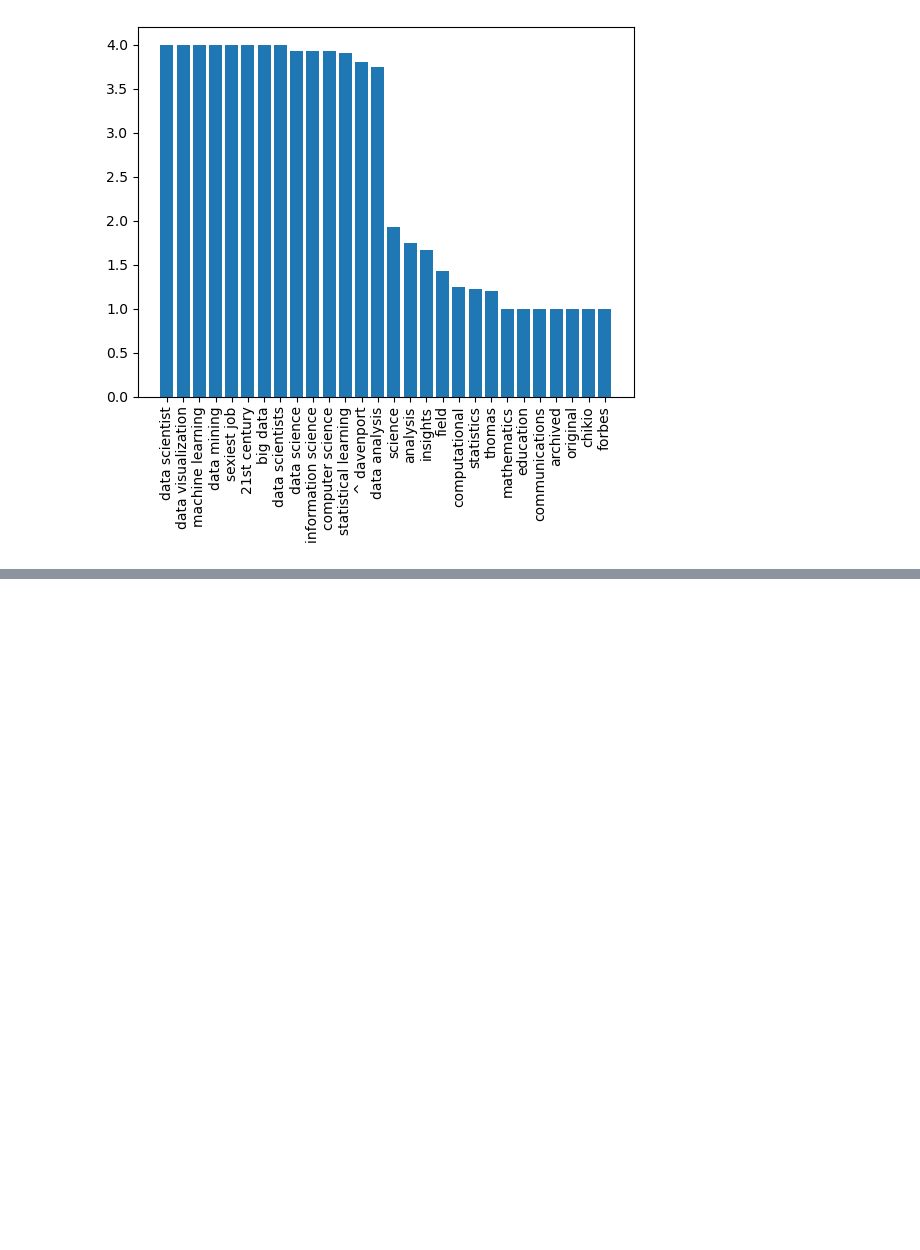
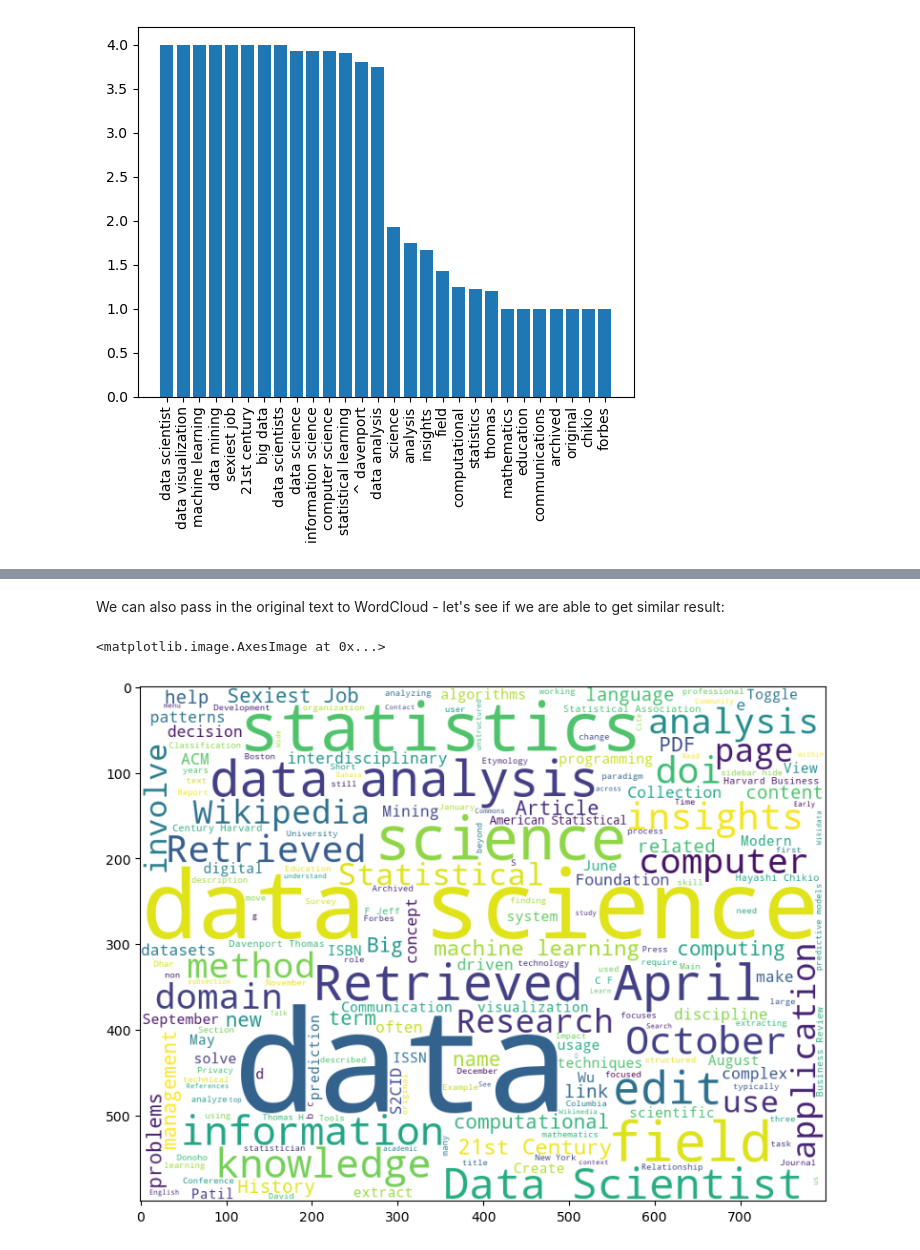
Before and after one commit to LinC3e/data-science-journey, a Jupyter notebook: notebook.ipynb, the cells around one changed output, grey strips where cells are left out. Saved outputs shown, nothing was run; the diff lists cells and outputs as text; code cells hidden in the pictures; blank space fills up the shorter version.

```diff
--- a/notebook.ipynb
+++ b/notebook.ipynb
@@ -121,0 +139,8 @@ plot(res)
+# %% [markdown]
+We can also pass in the original text to WordCloud - let's see if we are able to get similar result:
+# %%
+plt.figure(figsize=(15,7))
+plt.imshow(wc.generate(text))
+# %% [output]
+<matplotlib.image.AxesImage at 0x...>
+[figure, added]
```
Also changed, not shown: parts of 5 cells of this notebook, 1 other file.
